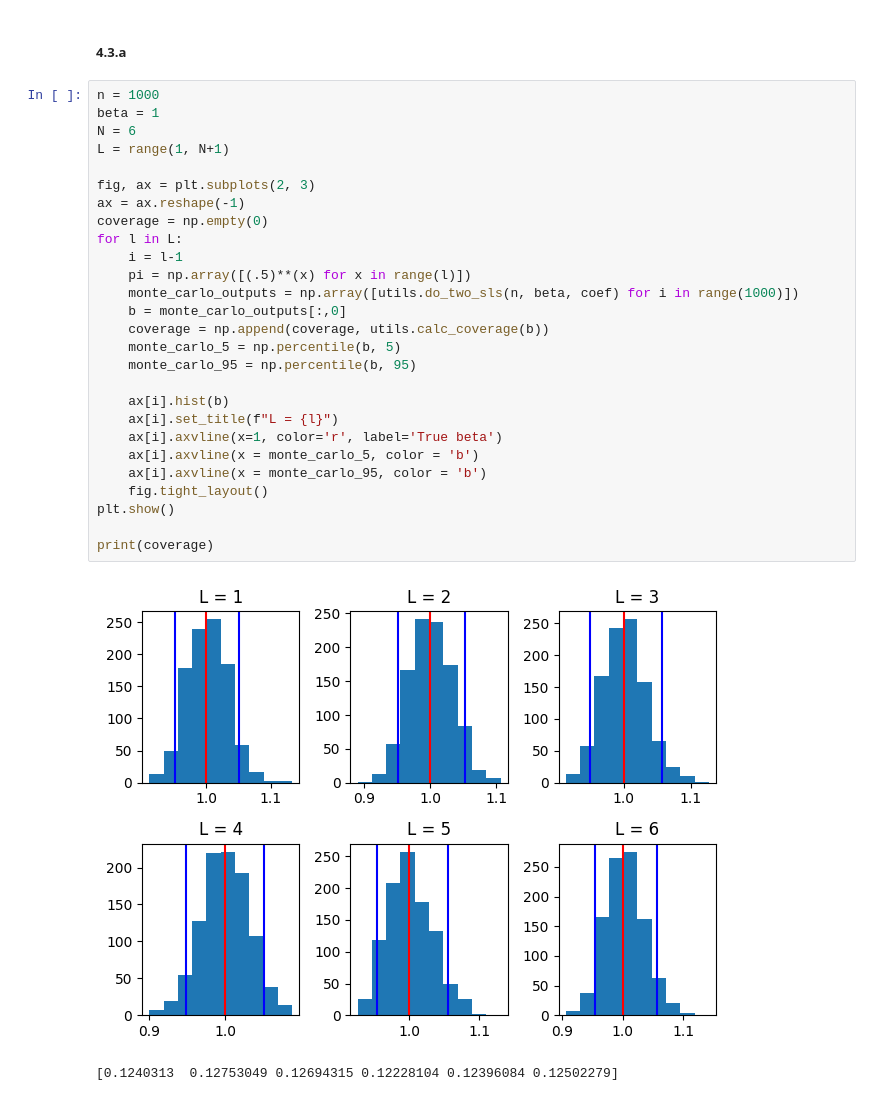
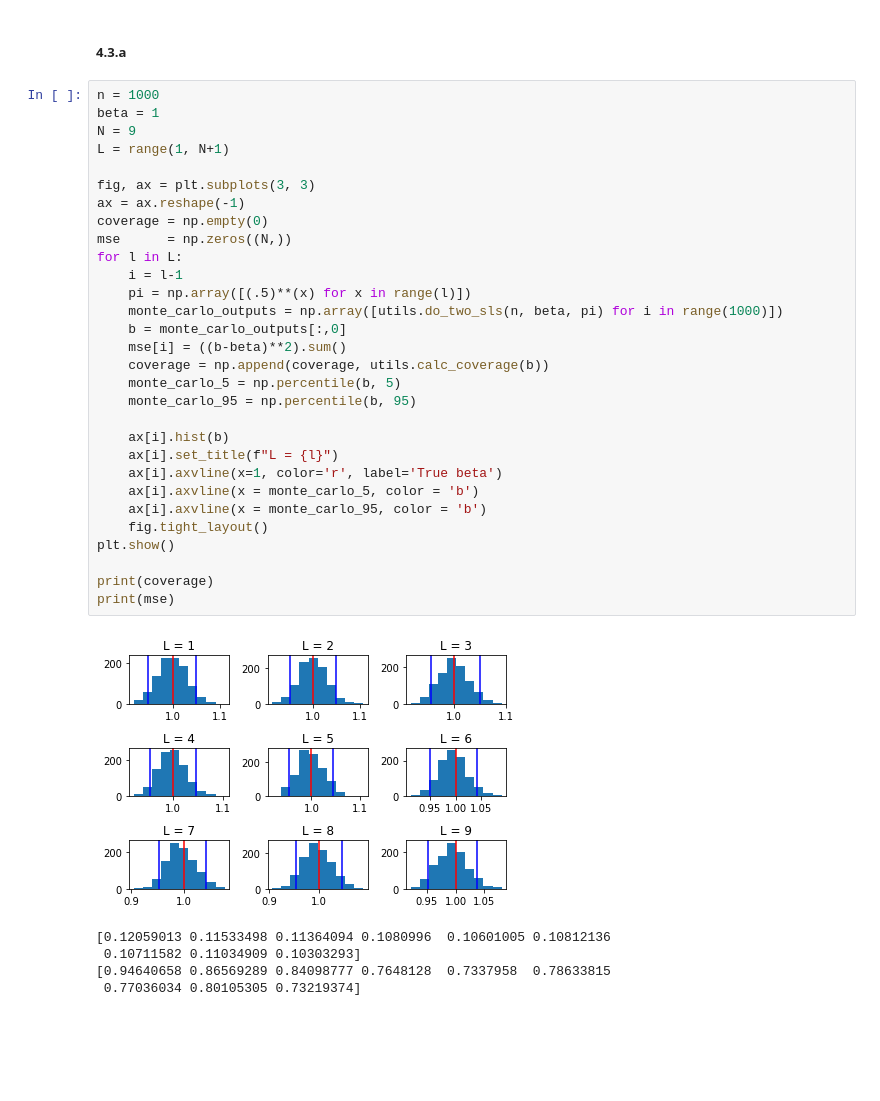
Before and after one commit to skjorlien/ARE212_ProblemSets, a Jupyter notebook: PS2/code/Q4_notebook.ipynb, the cells around one changed output. Drawn from its saved outputs; the diff is of its cells as text; blank space fills up the shorter version.

```diff
--- a/PS2/code/Q4_notebook.ipynb
+++ b/PS2/code/Q4_notebook.ipynb
@@ -96,30 +97,36 @@ print(pd.DataFrame({'pi': pi, 'ttest': ttest, 'pval': pval}))
 # %%
 n = 1000
 beta = 1
-N = 6
+N = 9
 L = range(1, N+1)
 
-fig, ax = plt.subplots(2, 3)
+fig, ax = plt.subplots(3, 3)
 ax = ax.reshape(-1)
 coverage = np.empty(0)
+mse      = np.zeros((N,))
 for l in L:
     i = l-1
     pi = np.array([(.5)**(x) for x in range(l)])
-    monte_carlo_outputs = np.array([utils.do_two_sls(n, beta, coef) for i in range(1000)])
+    monte_carlo_outputs = np.array([utils.do_two_sls(n, beta, pi) for i in range(1000)])
     b = monte_carlo_outputs[:,0]
+    mse[i] = ((b-beta)**2).sum()
     coverage = np.append(coverage, utils.calc_coverage(b))
     monte_carlo_5 = np.percentile(b, 5)
     monte_carlo_95 = np.percentile(b, 95)
 
     ax[i].hist(b)
     ax[i].set_title(f"L = {l}")
     ax[i].axvline(x=1, color='r', label='True beta')
     ax[i].axvline(x = monte_carlo_5, color = 'b')
     ax[i].axvline(x = monte_carlo_95, color = 'b')
     fig.tight_layout()
 plt.show()
 
 print(coverage)
+print(mse)
 # %% [output]
-[figure, old version]
+[figure, new version]
-[0.1240313  0.12753049 0.12694315 0.12228104 0.12396084 0.12502279]
+[0.12059013 0.11533498 0.11364094 0.1080996  0.10601005 0.10812136
+ 0.10711582 0.11034909 0.10303293]
+[0.94640658 0.86569289 0.84098777 0.7648128  0.7337958  0.78633815
+ 0.77036034 0.80105305 0.73219374]
```
Also changed, not shown: parts of 6 cells of this notebook, 1 other file.
